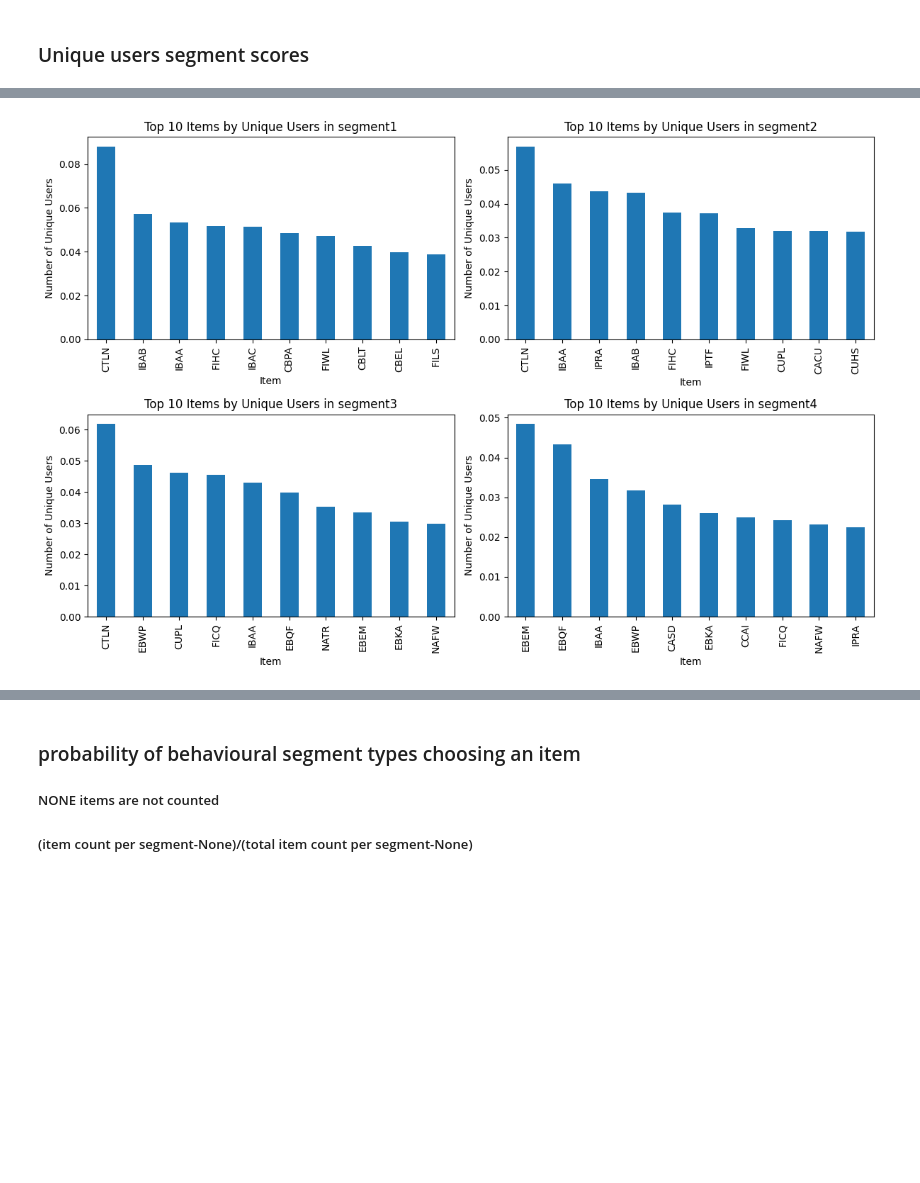
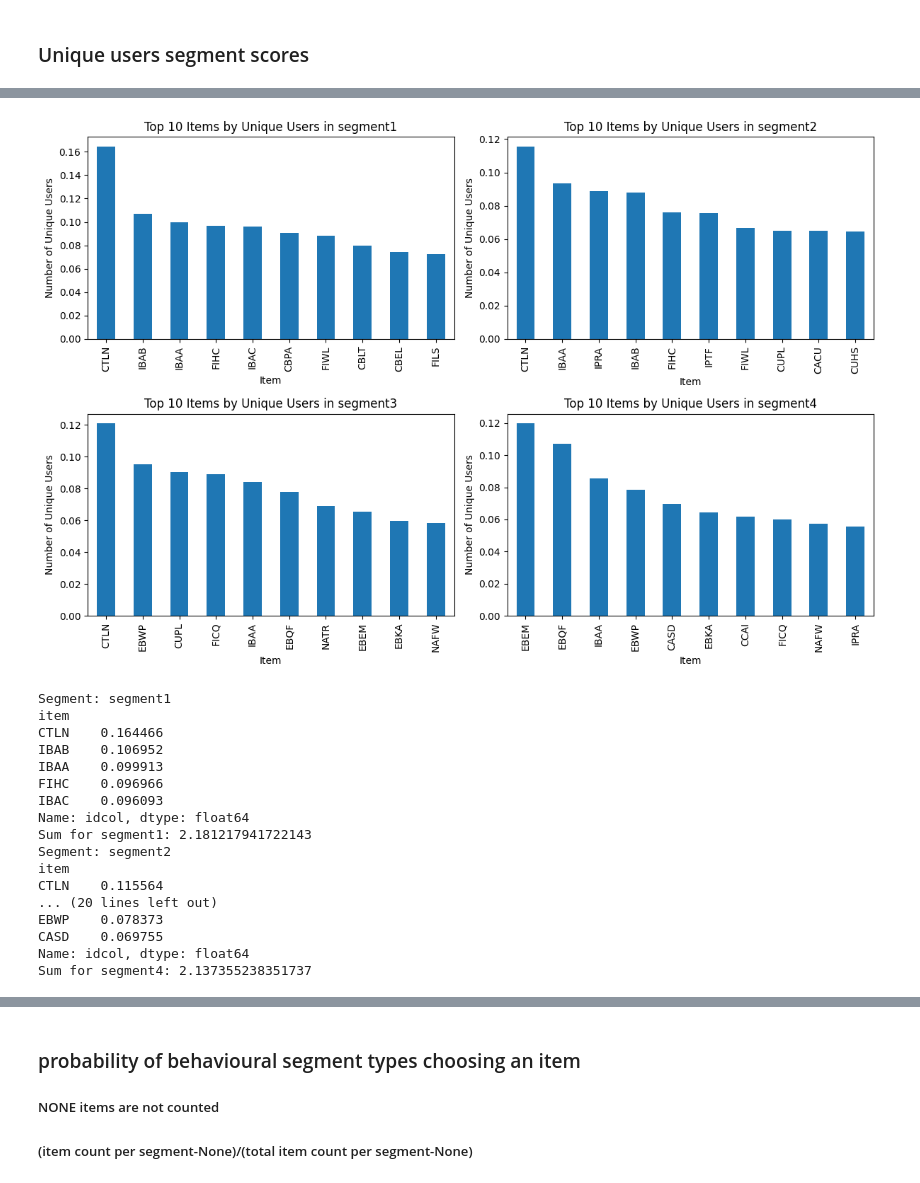
Before and after one commit to lizesteyn/FNBdataquest, a Jupyter notebook: LightFM_eda.ipynb, the cells around one changed output, grey strips where cells are left out. Cells and saved outputs as stored; diff of their text form; code cells hidden in the pictures; blank space fills up the shorter version.

```diff
--- a/LightFM_eda.ipynb
+++ b/LightFM_eda.ipynb
@@ -234,7 +234,7 @@ data[data['item'] != 'NONE'].head(30)
 # %%
 
 data = pd.read_csv("./fnb_datav2.csv")
-
+data = data[data['item'] != 'NONE']
 # Remove
 data = data.drop(columns = ["item_descrip"])
 sorted_segs = sorted(data['segment'].unique())
@@ -269,7 +269,7 @@ data[data['item'] != 'NONE'].head(30)
 fig, axs = plt.subplots(2, 2, figsize=(12, 8))
 
 # Iterate over sorted segments and corresponding subplot axes
-for segment, ax in zip(sorted_items, axs.flatten()):
+for segment, ax in zip(sorted_segs, axs.flatten()):
     # Retrieve the number of unique users for each item within the segment
     unique_users_per_item = unique_users_per_item_per_segment[segment]
 
@@ -282,4 +282,11 @@ for segment, ax in zip(sorted_items, axs.flatten()):
 
 plt.tight_layout()
 plt.show()
+
+
+# Debugging output to verify the dictionary content and print sums
+for segment, unique_users in unique_users_per_item_per_segment.items():
+    print(f"Segment: {segment}")
+    print(unique_users.head())
+    print(f"Sum for {segment}: {unique_users.sum()}")
 # %% [output]
@@ -287,42 +412,71 @@ plt.show()
 # %%
+# Calculate the number of unique users in each segment
+data = pd.read_csv("./fnb_datav2.csv")
+data = data[data['item'] != 'NONE']
+# Remove
+data = data.drop(columns = ["item_descrip"])
+sorted_segs = sorted(data['segment'].unique())
 # Calculate the number of unique users in each segment
 unique_users_per_segment = data.groupby('segment')['idcol'].nunique()
 
 # Calculate the number of unique users for each item within each segment
 unique_users_per_item_per_segment = {}
 
-for segment in sorted_items:
+for segment in sorted_segs:
     # Filter the data to include only rows where 'segment' is equal to the current segment and remove any 'NONE' items
     item_seg_data = data[(data['segment'] == segment) & (data['item'] != 'NONE')]
 
     # Calculate the number of unique users for each item
     unique_users_per_item = item_seg_data.groupby('item')['idcol'].nunique().sort_values(ascending=False)
 
     # Normalize the number of unique users for each item by the total number of unique users in the segment
     normalized_unique_users_per_item = unique_users_per_item / unique_users_per_segment[segment]
 
     # Store the normalized number of unique users for each item within the segment
     unique_users_per_item_per_segment[segment] = normalized_unique_users_per_item
 
 # Create subplots
 fig, axs = plt.subplots(2, 2, figsize=(12, 8))
 
 # Iterate over sorted segments and corresponding subplot axes
-for segment, ax in zip(sorted_items, axs.flatten()):
+for segment, ax in zip(sorted_segs, axs.flatten()):
     # Retrieve the number of unique users for each item within the segment
     unique_users_per_item = unique_users_per_item_per_segment[segment]
 
     # Select the top 10 items
     top_10_items = unique_users_per_item.head(10)
 
     # Plot the number of unique users for each top 10 item, sorted from large to small values
     top_10_items.plot(kind='bar', ax=ax)
     ax.set_xlabel('Item')
     ax.set_ylabel('Number of Unique Users')
     ax.set_title(f'Top 10 Items by Unique Users in {segment}')
 
 plt.tight_layout()
 plt.show()
+
+# Debugging output to verify the dictionary content and print sums
+for segment, unique_users in unique_users_per_item_per_segment.items():
+    print(f"Segment: {segment}")
+    print(unique_users.head())
+    print(f"Sum for {segment}: {unique_users.sum()}")
 # %% [output]
-[figure, old version]
+[figure, new version]
+Segment: segment1
+item
+CTLN    0.164466
+IBAB    0.106952
+IBAA    0.099913
+FIHC    0.096966
+IBAC    0.096093
+Name: idcol, dtype: float64
+Sum for segment1: 2.181217941722143
+Segment: segment2
+item
+CTLN    0.115564
+... (20 lines left out)
+EBWP    0.078373
+CASD    0.069755
+Name: idcol, dtype: float64
+Sum for segment4: 2.137355238351737
 # %%
```
Also changed, not shown: parts of 19 cells of this notebook.
